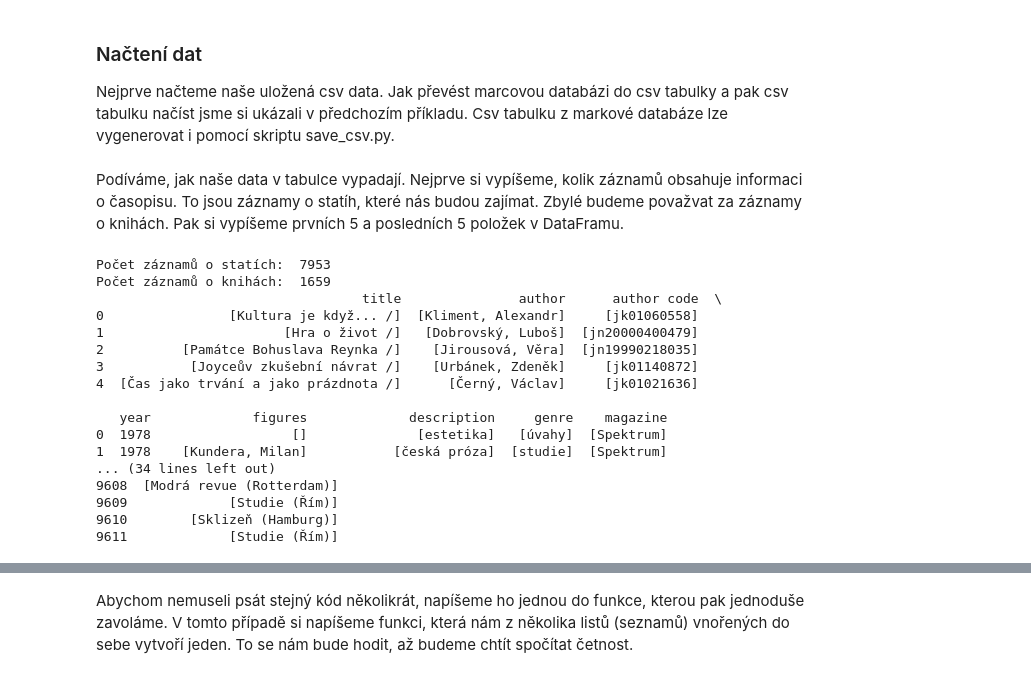
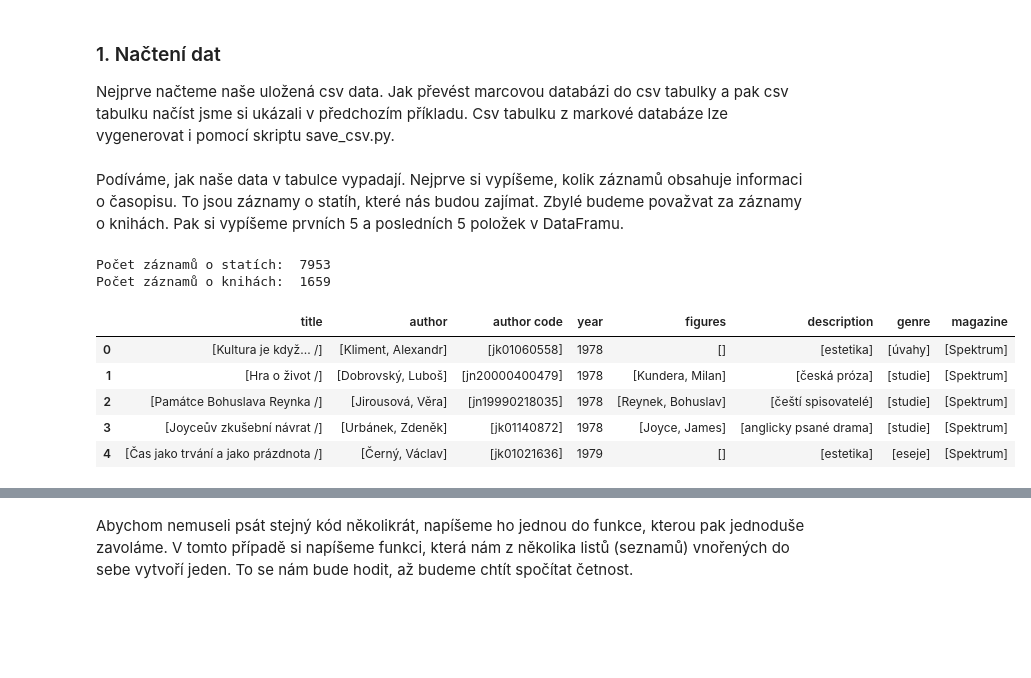
Before and after one commit to panuscha/DH-data-process, a Jupyter notebook: display_graph.ipynb, the cells around one changed output, grey strips where cells are left out. Saved outputs shown, nothing was run; the diff lists cells and outputs as text; code cells hidden in the pictures; blank space fills up the shorter version.

```diff
--- a/display_graph.ipynb
+++ b/display_graph.ipynb
@@ -51,7 +49,7 @@ Requirement already satisfied: six>=1.5 in c:\users\panuskova\appdata\local\prog
 [notice] A new release of pip is available: 23.1.2 -> 23.2.1
 [notice] To update, run: python.exe -m pip install --upgrade pip
 # %% [markdown]
-### Načtení dat
+### 1. Načtení dat
 
 Nejprve načteme naše uložená csv data. Jak převést marcovou databázi do csv tabulky a pak csv tabulku načíst jsme si ukázali v předchozím příkladu. Csv tabulku z markové databáze lze vygenerovat i pomocí skriptu save_csv.py.
 # %%
@@ -81,30 +79,18 @@ sum_books_counts = len(df) - sum_magazines_counts
 
 print("Počet záznamů o knihách: ", sum_books_counts)
 
-# Vypise prvnich 5 zaznamu v DataFramu
-print(df.head())
-print("----------------------------------------------------------------------------------------------------")
-
-# Vypise poslednich 5 zaznamu v DataFramu
-print(df.tail())
-
 # Upravime si nas DataFrame tak, aby obsahoval jen zaznamy o statich
 df = df[df['magazine'].apply(lambda x: len(x) > 0)]
 # %% [output]
 Počet záznamů o statích:  7953
 Počet záznamů o knihách:  1659
-                                  title               author      author code  \
-0                [Kultura je když... /]  [Kliment, Alexandr]     [jk01060558]
-1                       [Hra o život /]   [Dobrovský, Luboš]  [jn20000400479]
-2          [Památce Bohuslava Reynka /]    [Jirousová, Věra]  [jn19990218035]
-3           [Joyceův zkušební návrat /]    [Urbánek, Zdeněk]     [jk01140872]
-4  [Čas jako trvání a jako prázdnota /]      [Černý, Václav]     [jk01021636]
-
-   year             figures             description     genre    magazine
-0  1978                  []              [estetika]   [úvahy]  [Spektrum]
-1  1978    [Kundera, Milan]           [česká próza]  [studie]  [Spektrum]
-... (34 lines left out)
-9608  [Modrá revue (Rotterdam)]
-9609             [Studie (Řím)]
-9610        [Sklizeň (Hamburg)]
-9611             [Studie (Řím)]
+# %%
+# Vypise prvnich 5 zaznamu v DataFramu
+df.head()
+# %% [output]
+|  | title | author | author code | year | figures | description | genre | magazine |
+| 0 | [Kultura je když... /] | [Kliment, Alexandr] | [jk01060558] | 1978 | [] | [estetika] | [úvahy] | [Spektrum] |
+| 1 | [Hra o život /] | [Dobrovský, Luboš] | [jn20000400479] | 1978 | [Kundera, Milan] | [česká próza] | [studie] | [Spektrum] |
+| 2 | [Památce Bohuslava Reynka /] | [Jirousová, Věra] | [jn19990218035] | 1978 | [Reynek, Bohuslav] | [čeští spisovatelé] | [studie] | [Spektrum] |
+| 3 | [Joyceův zkušební návrat /] | [Urbánek, Zdeněk] | [jk01140872] | 1978 | [Joyce, James] | [anglicky psané drama] | [studie] | [Spektrum] |
+| 4 | [Čas jako trvání a jako prázdnota /] | [Černý, Václav] | [jk01021636] | 1979 | [] | [estetika] | [eseje] | [Spektrum] |
```
Also changed, not shown: parts of 21 cells of this notebook, 8 other files.
